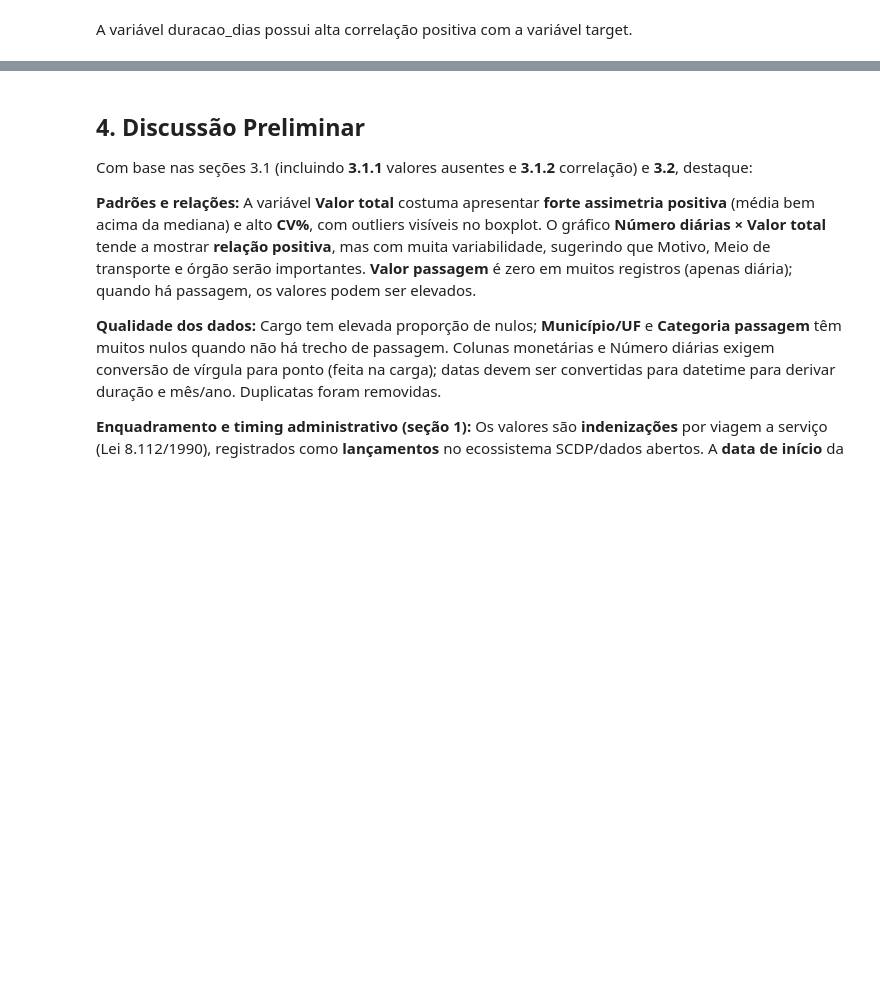
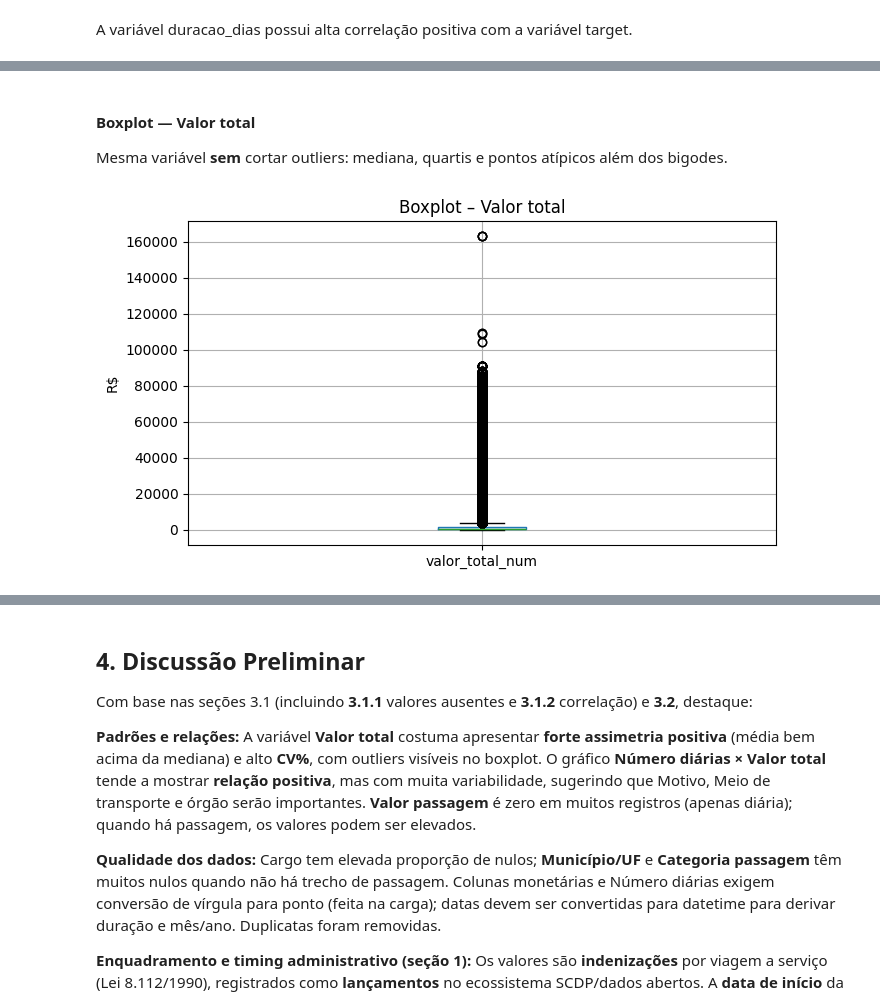
Before and after one commit to primodeckers/scdp-ml-project, a Jupyter notebook: rene_estevam_deckers.ipynb, the cells around one changed output, grey strips where cells are left out. Saved outputs shown, nothing was run; the diff lists cells and outputs as text; code cells hidden in the pictures; blank space fills up the shorter version.

```diff
--- a/rene_estevam_deckers.ipynb
+++ b/rene_estevam_deckers.ipynb
@@ -409,0 +318,13 @@ A variável duracao_dias tem alta correlação com a variável target Valor tota
+# %% [markdown]
+#### Boxplot — Valor total
+
+Mesma variável **sem** cortar outliers: mediana, quartis e pontos atípicos além dos bigodes.
+# %%
+fig, ax = plt.subplots(figsize=(7, 4))
+df.boxplot(column='valor_total_num', ax=ax)
+ax.set_title('Boxplot – Valor total')
+ax.set_ylabel('R$')
+plt.tight_layout()
+plt.show()
+# %% [output]
+[figure, added]
```
Also changed, not shown: parts of 38 cells of this notebook, 8 other files.
